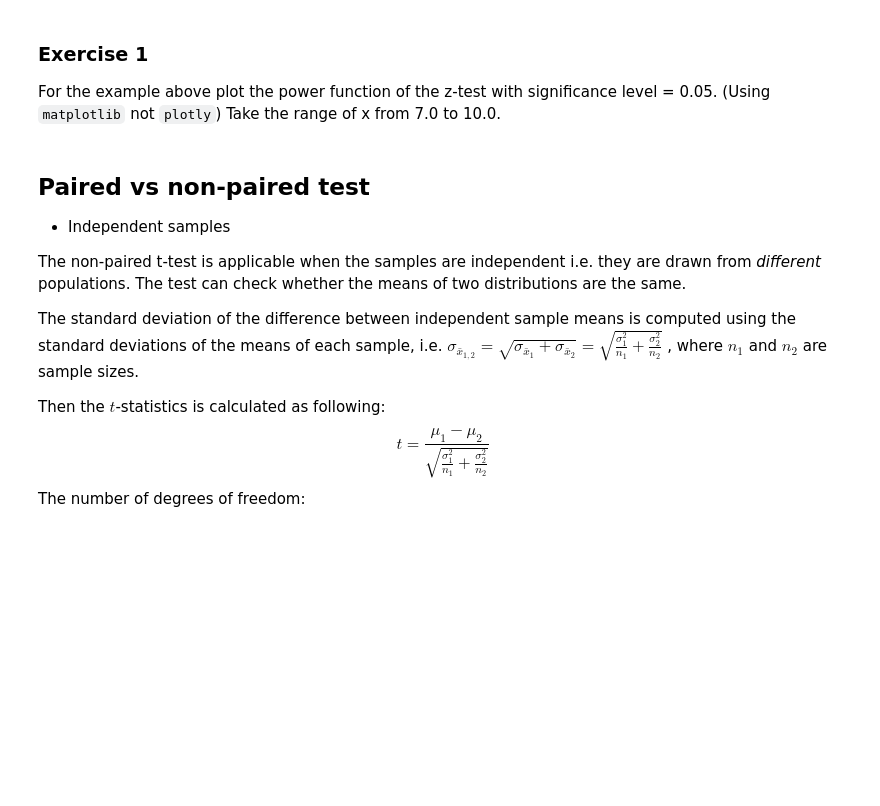
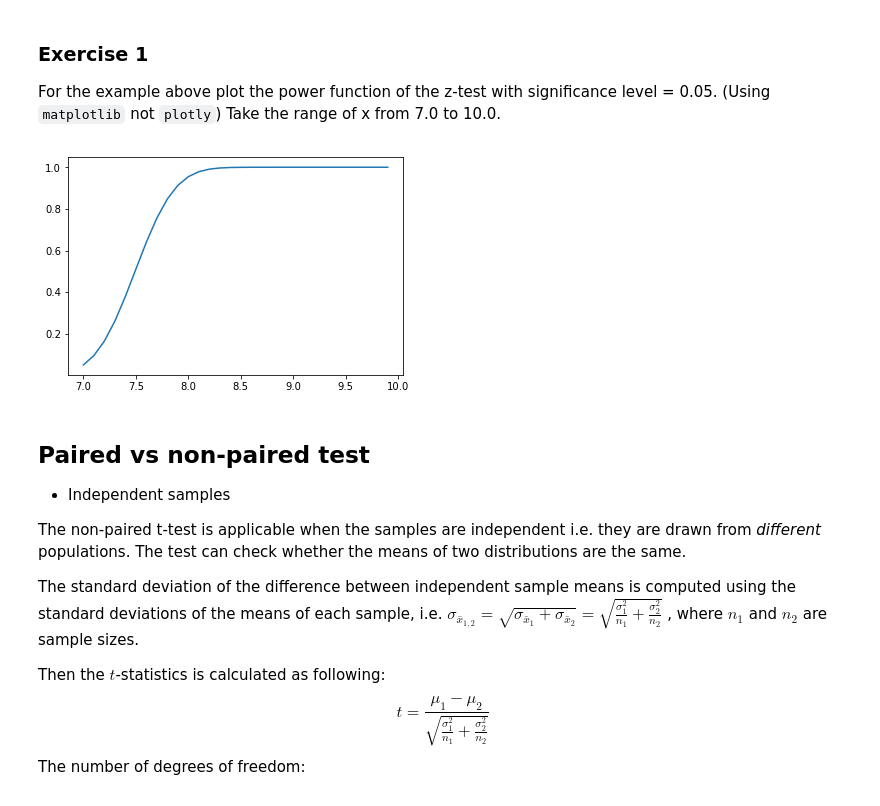
Before and after one commit to fafasonga/advstat-labs, a Jupyter notebook: Lab03/Lab03.ipynb, the cells around one changed output. Cells and saved outputs as stored; diff of their text form; code cells hidden in the pictures; blank space fills up the shorter version.

```diff
--- a/Lab03/Lab03.ipynb
+++ b/Lab03/Lab03.ipynb
@@ -82,3 +80,13 @@ For the example above plot the power function of the z-test with significance le
+# %%
+# your solution here
+import matplotlib.pyplot as plt
+
+x_range = np.arange(7.0, 10.0, 0.1)
+power = 1 - norm.cdf((h0_mean + 1.64 * sigma_ztest - x_range)/ sigma_ztest)
+plt.plot(x_range,power)
+plt.show()
+# %% [output]
+[figure, added]
 # %% [markdown]
 ## Paired vs non-paired test
 - Independent samples
```
Also changed, not shown: parts of 5 cells of this notebook.
